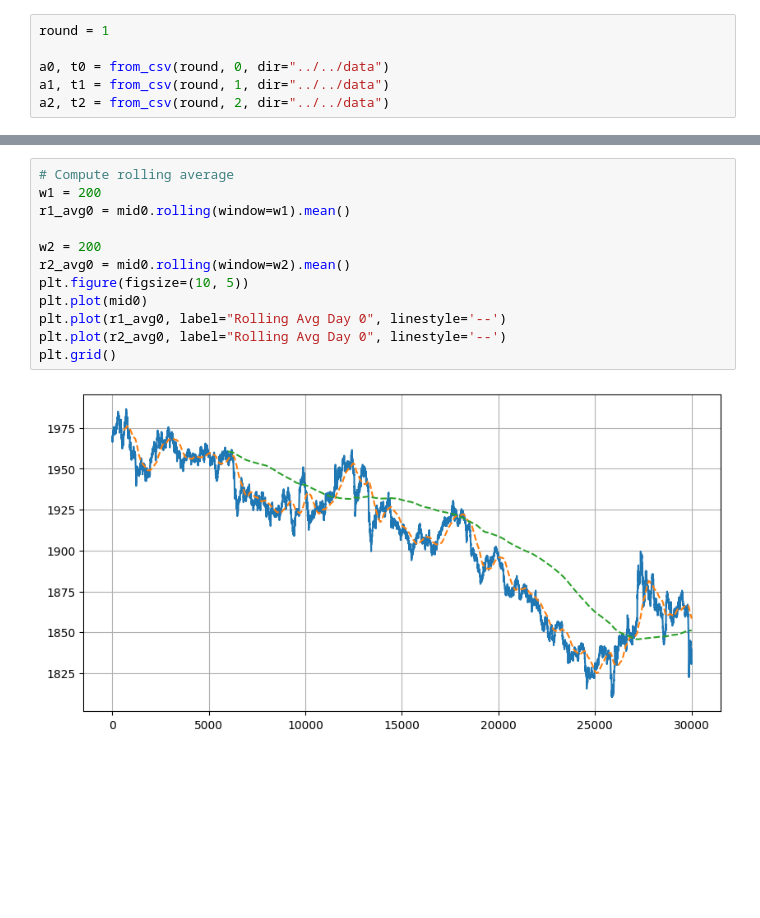
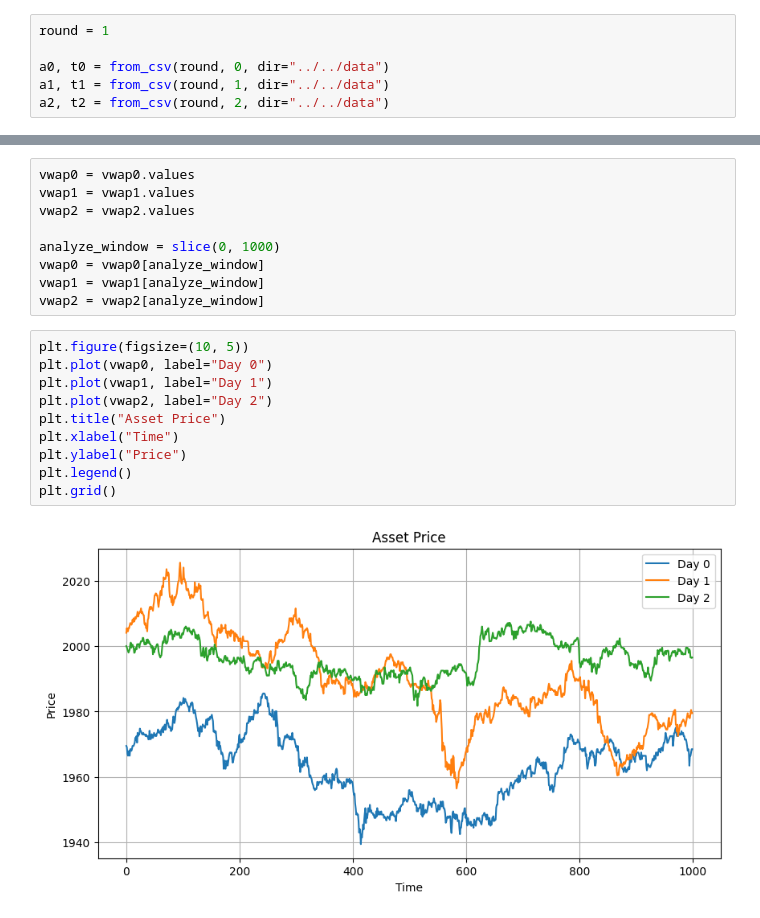
Before and after one commit to ashokolarov/prosperity3, a Jupyter notebook: development/round1/analyze_ink.ipynb, the cells around one changed output, grey strips where cells are left out. Saved outputs shown, nothing was run; the diff lists cells and outputs as text; blank space fills up the shorter version.

```diff
--- a/development/round1/analyze_ink.ipynb
+++ b/development/round1/analyze_ink.ipynb
@@ -40,17 +71,24 @@ plt.legend()
 plt.grid()
 # %% [output]
 [figure]
-# %%
-# Compute rolling average
-w1 = 200
-r1_avg0 = mid0.rolling(window=w1).mean()
-
-w2 = 200
-r2_avg0 = mid0.rolling(window=w2).mean()
-plt.figure(figsize=(10, 5))
-plt.plot(mid0)
-plt.plot(r1_avg0, label="Rolling Avg Day 0", linestyle='--')
-plt.plot(r2_avg0, label="Rolling Avg Day 0", linestyle='--')
-plt.grid()
-# %% [output]
-[figure, removed]
+# %%
+vwap0 = vwap0.values
+vwap1 = vwap1.values
+vwap2 = vwap2.values
+
+analyze_window = slice(0, 1000)
+vwap0 = vwap0[analyze_window]
+vwap1 = vwap1[analyze_window]
+vwap2 = vwap2[analyze_window]
+# %%
+plt.figure(figsize=(10, 5))
+plt.plot(vwap0, label="Day 0")
+plt.plot(vwap1, label="Day 1")
+plt.plot(vwap2, label="Day 2")
+plt.title("Asset Price")
+plt.xlabel("Time")
+plt.ylabel("Price")
+plt.legend()
+plt.grid()
+# %% [output]
+[figure, added]
```
Also changed, not shown: parts of 10 cells of this notebook, 1 other file.
